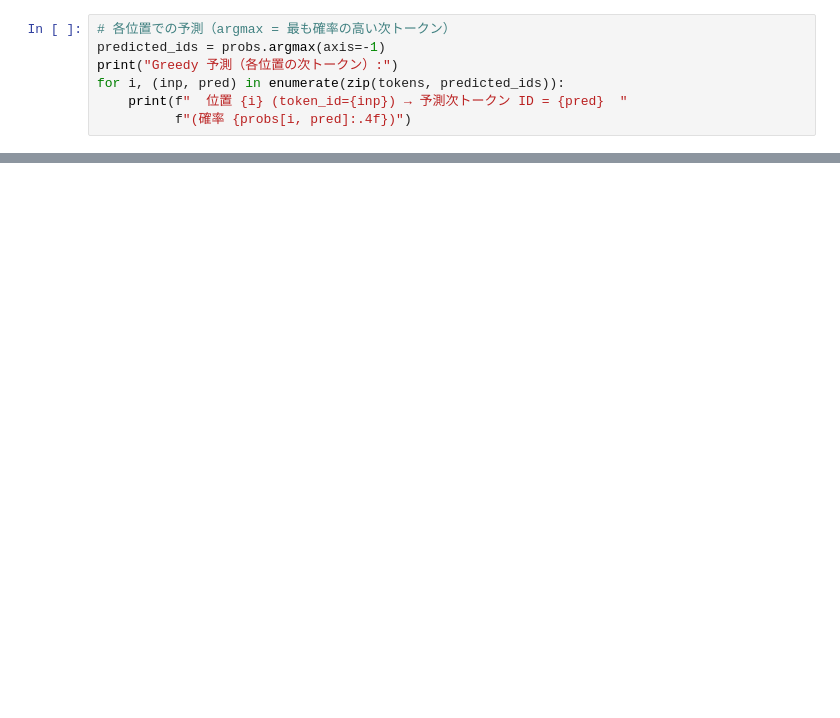
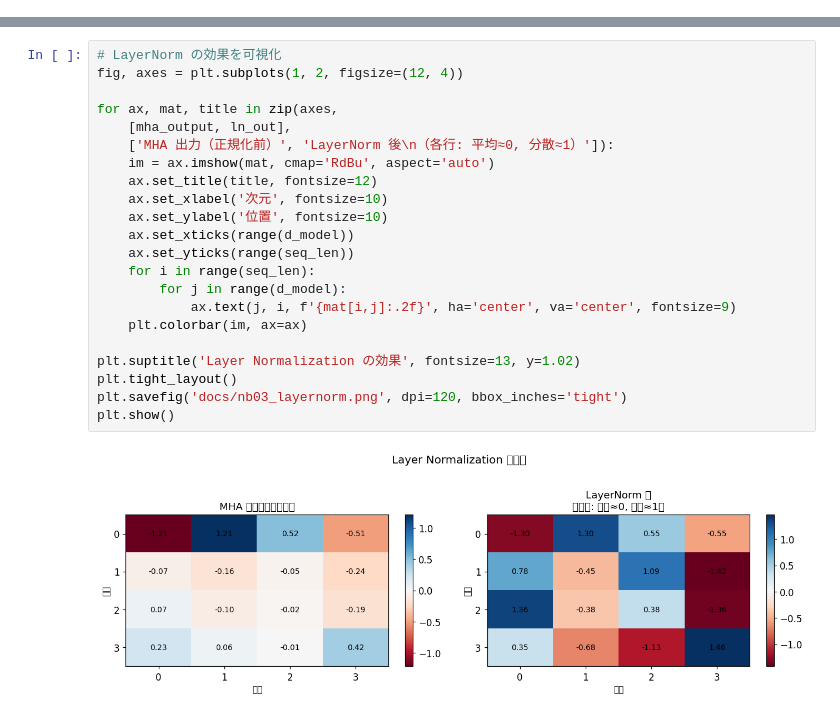
Before and after one commit to yamazakiyuichi/setumei, a Jupyter notebook: 03_transformer_block.ipynb, the cells around one changed output, grey strips where cells are left out. Saved outputs shown, nothing was run; the diff lists cells and outputs as text; blank space fills up the shorter version.

```diff
--- a/03_transformer_block.ipynb
+++ b/03_transformer_block.ipynb
@@ -505,7 +0,0 @@ logits: shape = (4, 8)
-# %%
-# 各位置での予測（argmax = 最も確率の高い次トークン）
-predicted_ids = probs.argmax(axis=-1)
-print("Greedy 予測（各位置の次トークン）:")
-for i, (inp, pred) in enumerate(zip(tokens, predicted_ids)):
-    print(f"  位置 {i} (token_id={inp}) → 予測次トークン ID = {pred}  "
-          f"(確率 {probs[i, pred]:.4f})")
@@ -580,0 +164,24 @@ X (4, 4)
+# %%
+# LayerNorm の効果を可視化
+fig, axes = plt.subplots(1, 2, figsize=(12, 4))
+
+for ax, mat, title in zip(axes,
+    [mha_output, ln_out],
+    ['MHA 出力（正規化前）', 'LayerNorm 後\n（各行: 平均≈0, 分散≈1）']):
+    im = ax.imshow(mat, cmap='RdBu', aspect='auto')
+    ax.set_title(title, fontsize=12)
+    ax.set_xlabel('次元', fontsize=10)
+    ax.set_ylabel('位置', fontsize=10)
+    ax.set_xticks(range(d_model))
+    ax.set_yticks(range(seq_len))
+    for i in range(seq_len):
+        for j in range(d_model):
+            ax.text(j, i, f'{mat[i,j]:.2f}', ha='center', va='center', fontsize=9)
+    plt.colorbar(im, ax=ax)
+
+plt.suptitle('Layer Normalization の効果', fontsize=13, y=1.02)
+plt.tight_layout()
+plt.savefig('docs/nb03_layernorm.png', dpi=120, bbox_inches='tight')
+plt.show()
+# %% [output]
+[figure, added]
```
Also changed, not shown: parts of 44 cells of this notebook, 27 other files.
